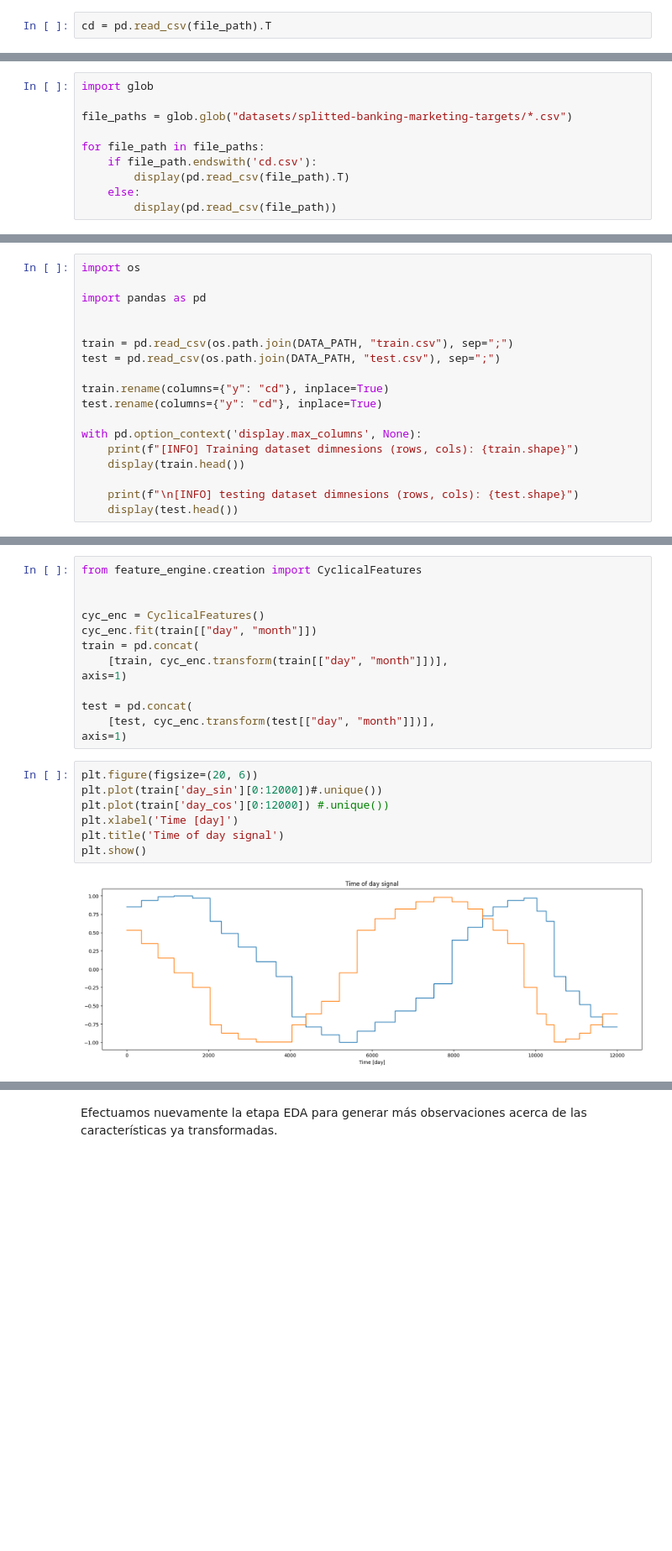
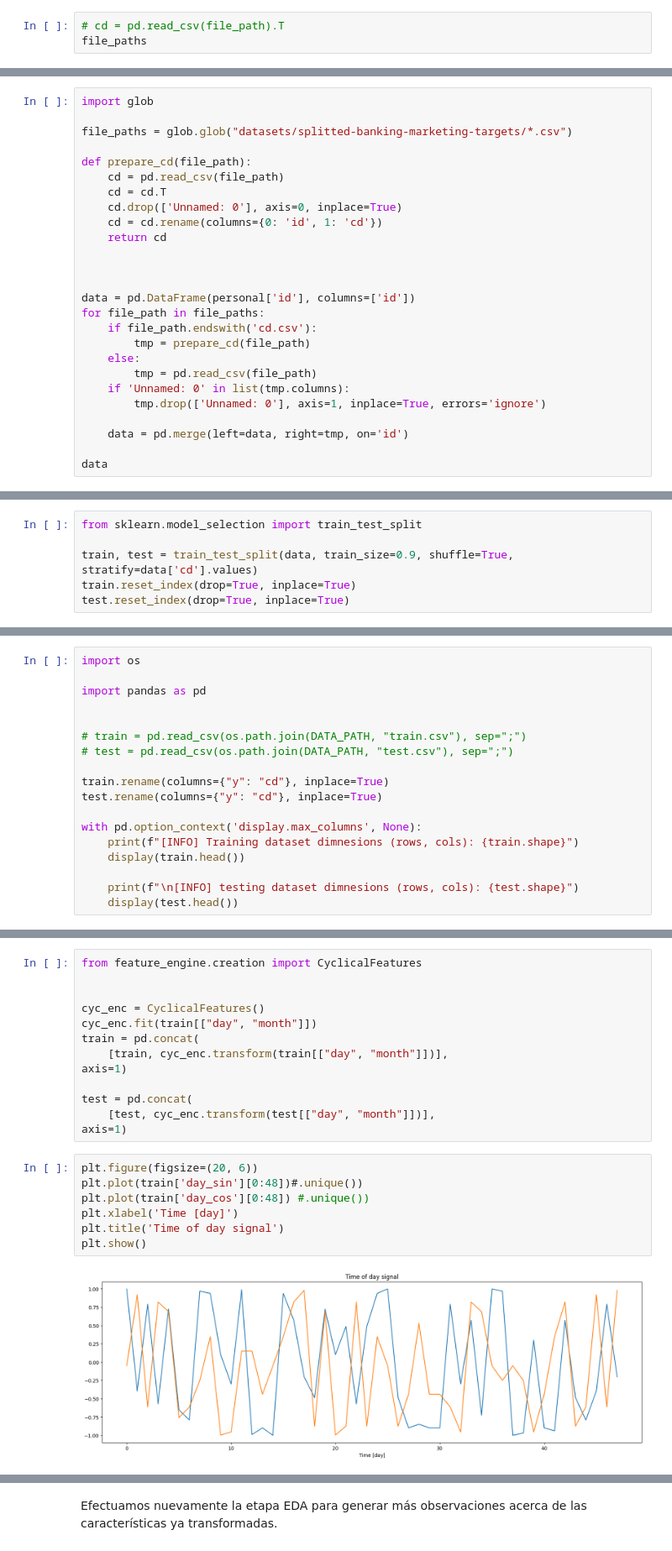
Before and after one commit to joefavergel/pbs-enae-python-beginners-course, a Jupyter notebook: 5-python-data-engineering.ipynb, the cells around one changed output, grey strips where cells are left out. Shown at 84% size. Saved outputs shown, nothing was run; the diff lists cells and outputs as text; blank space fills up the shorter version.

Commit message:
:sparkles: Add data integration

```diff
--- a/5-python-data-engineering.ipynb
+++ b/5-python-data-engineering.ipynb
@@ -183,2 +316,3 @@ os.listdir("datasets/splitted-banking-marketing-targets/")
 # %%
-cd = pd.read_csv(file_path).T
+# cd = pd.read_csv(file_path).T
+file_paths
@@ -187,9 +343,25 @@ import glob
 
 file_paths = glob.glob("datasets/splitted-banking-marketing-targets/*.csv")
 
+def prepare_cd(file_path):
+    cd = pd.read_csv(file_path)
+    cd = cd.T
+    cd.drop(['Unnamed: 0'], axis=0, inplace=True)
+    cd = cd.rename(columns={0: 'id', 1: 'cd'})
+    return cd
+
+
+
+data = pd.DataFrame(personal['id'], columns=['id'])
 for file_path in file_paths:
     if file_path.endswith('cd.csv'):
-        display(pd.read_csv(file_path).T)
+        tmp = prepare_cd(file_path)
     else:
-        display(pd.read_csv(file_path))
+        tmp = pd.read_csv(file_path)
+    if 'Unnamed: 0' in list(tmp.columns):
+        tmp.drop(['Unnamed: 0'], axis=1, inplace=True, errors='ignore')
+
+    data = pd.merge(left=data, right=tmp, on='id')
+
+data
 # %% [output]
@@ -260,0 +389,6 @@ for file_path in file_paths:
+# %%
+from sklearn.model_selection import train_test_split
+
+train, test = train_test_split(data, train_size=0.9, shuffle=True, stratify=data['cd'].values)
+train.reset_index(drop=True, inplace=True)
+test.reset_index(drop=True, inplace=True)
@@ -293,8 +444,8 @@ import os
 import pandas as pd
 
 
-train = pd.read_csv(os.path.join(DATA_PATH, "train.csv"), sep=";")
-test = pd.read_csv(os.path.join(DATA_PATH, "test.csv"), sep=";")
+# train = pd.read_csv(os.path.join(DATA_PATH, "train.csv"), sep=";")
+# test = pd.read_csv(os.path.join(DATA_PATH, "test.csv"), sep=";")
 
 train.rename(columns={"y": "cd"}, inplace=True)
 test.rename(columns={"y": "cd"}, inplace=True)
@@ -564,13 +725,13 @@ test = pd.concat(
 axis=1)
 # %%
 plt.figure(figsize=(20, 6))
-plt.plot(train['day_sin'][0:12000])#.unique())
-plt.plot(train['day_cos'][0:12000]) #.unique())
+plt.plot(train['day_sin'][0:48])#.unique())
+plt.plot(train['day_cos'][0:48]) #.unique())
 plt.xlabel('Time [day]')
 plt.title('Time of day signal')
 plt.show()
 # %% [output]
-[figure, old version]
+[figure, new version]
 # %%
 plt.figure(figsize=(20, 6))
 plt.plot(train['month_sin'].unique())
```
Also changed, not shown: parts of 31 cells of this notebook.
